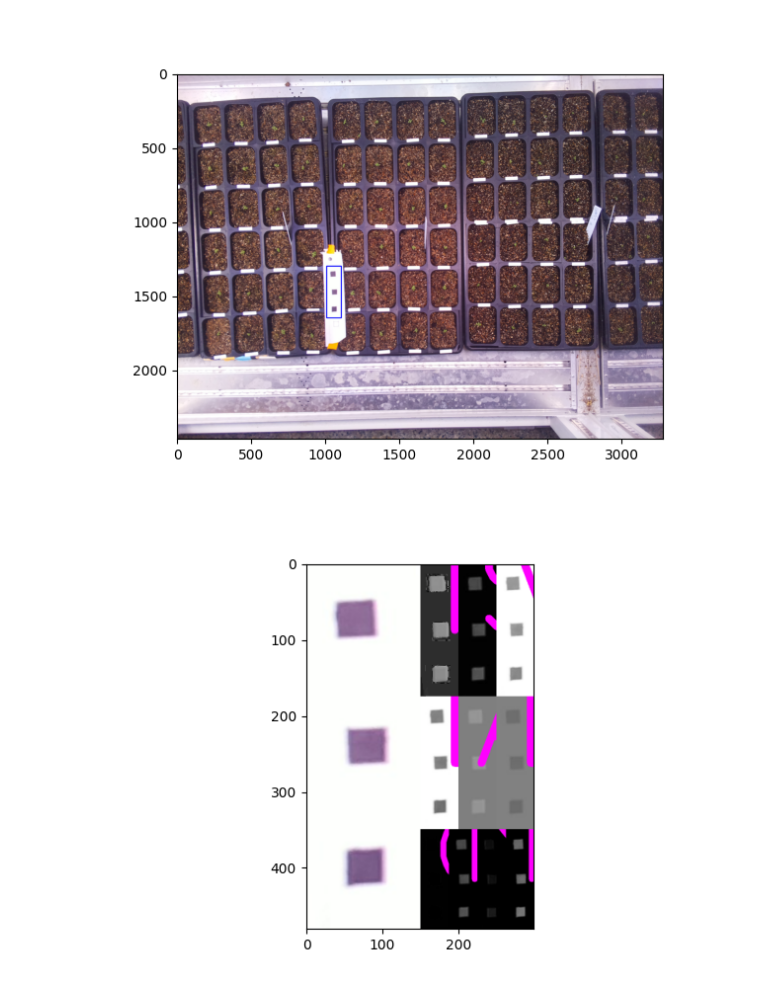
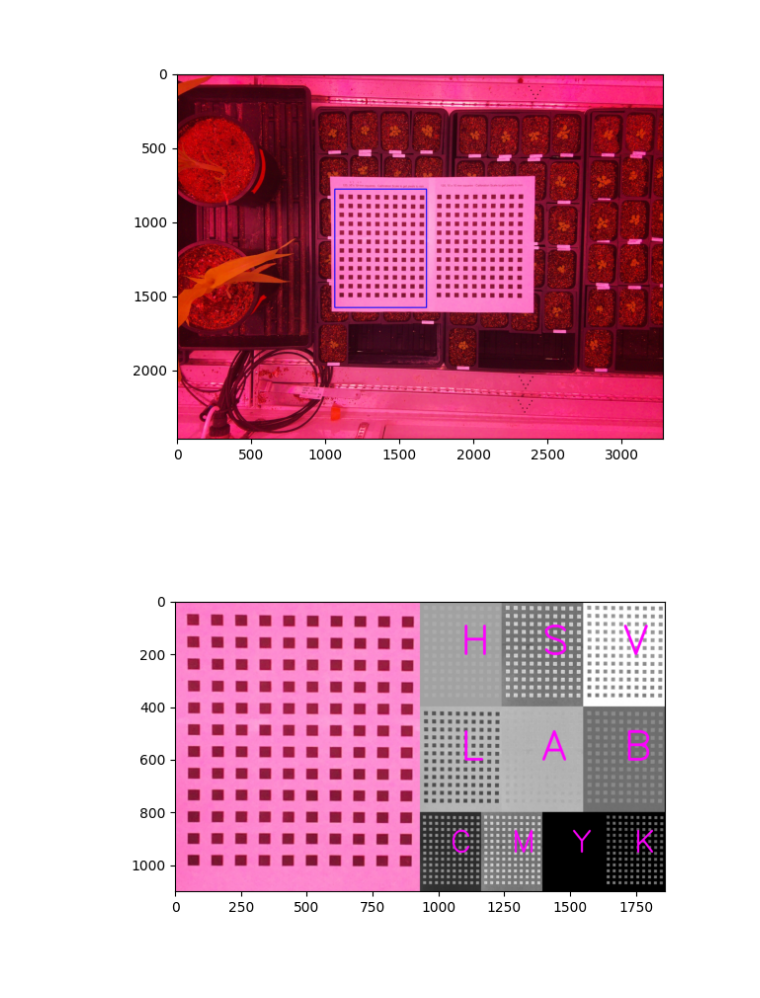
Before and after one commit to kyle1686/eckerlabproj, a Jupyter notebook: On_Laptop/Chamber_Jupyter_Labs/Chamber1/Pixels_to_mm_C1/pixels_to_mm_C1.ipynb, the cells around one changed output. Saved outputs shown, nothing was run; the diff lists cells and outputs as text; code cells hidden in the pictures.

```diff
--- a/On_Laptop/Chamber_Jupyter_Labs/Chamber1/Pixels_to_mm_C1/pixels_to_mm_C1.ipynb
+++ b/On_Laptop/Chamber_Jupyter_Labs/Chamber1/Pixels_to_mm_C1/pixels_to_mm_C1.ipynb
@@ -47,13 +45,14 @@ img, path, filename = pcv.readimage(filename=args.image1)
 # %%
 # Crops your image
-crop_img = pcv.crop(img=img, x=1010, y=1300, h=350, w=100)
+# crop_img = pcv.crop(img=img, x=1065, y=780+211, h=800-211, w=1300)
+crop_img = pcv.crop(img=img, x=1065, y=780, h=800, w=620)
 # %% [output]
-[figure, old version]
+[figure, new version]
 # %%
 # Shows options for which channel to view the image through (ideally want the most contrast)
 colorspace_img = pcv.visualize.colorspaces(rgb_img=crop_img)
 # %% [output]
-[figure, old version]
+[figure, new version]
 # %%
 # Actually picks a channel with rgb2gray_"lab" and then the channel is the letter from "lab" that you look through
 l_img = pcv.rgb2gray_lab(rgb_img=crop_img, channel='l')
```
Also changed, not shown: parts of 9 cells of this notebook, 16 other files.
